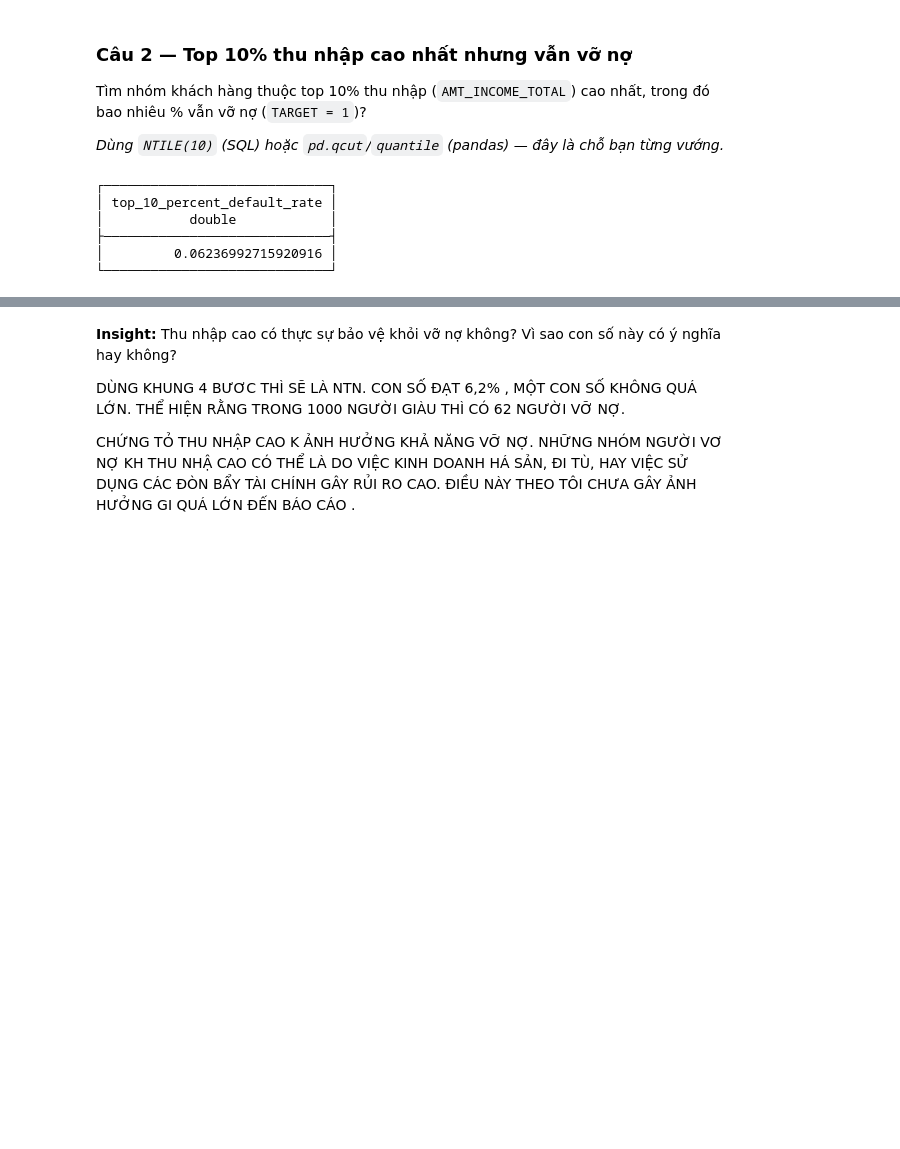
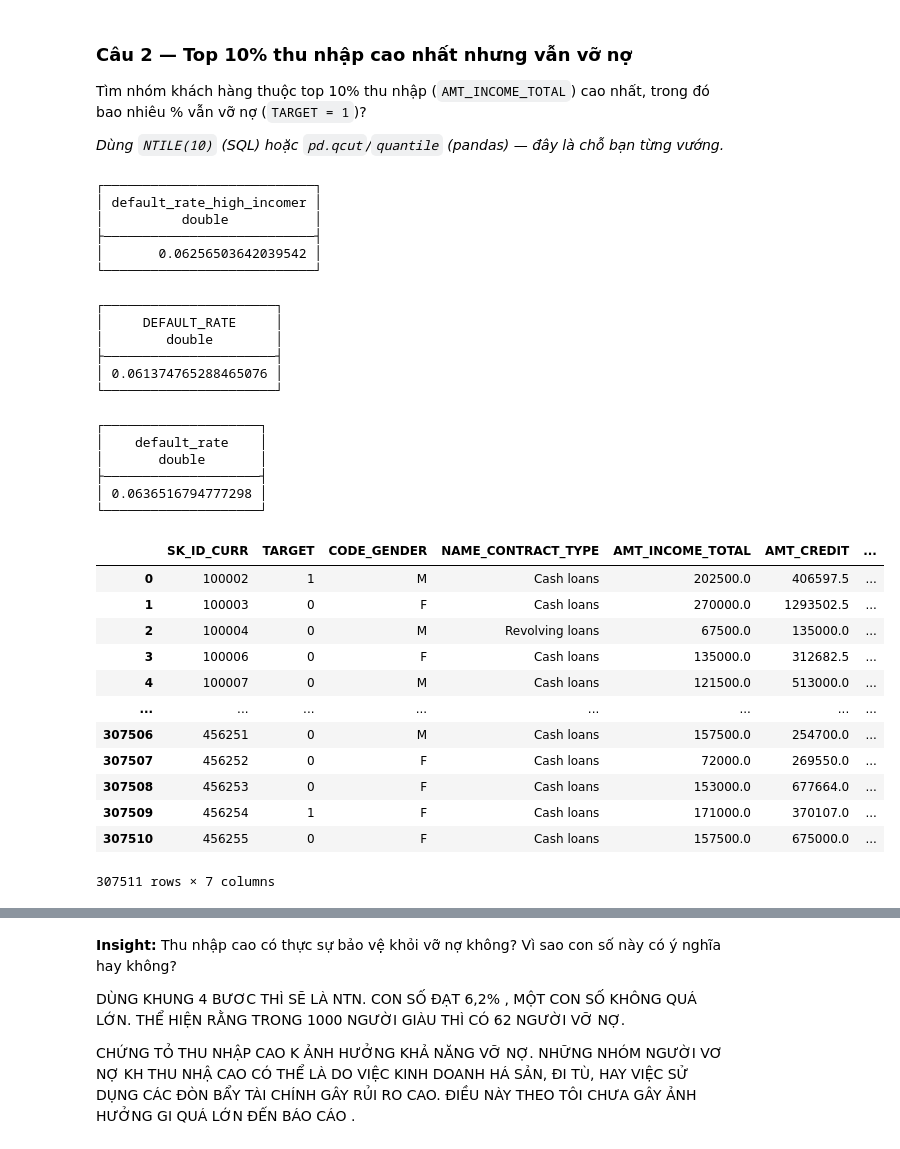
Before and after one commit to tuananhvui7-collab/credit-risk-eda, a Jupyter notebook: credit_risk_eda_template.ipynb, the cells around one changed output, grey strips where cells are left out. Drawn from its saved outputs; the diff is of its cells as text; code cells hidden in the pictures; blank space fills up the shorter version.

```diff
--- a/credit_risk_eda_template.ipynb
+++ b/credit_risk_eda_template.ipynb
@@ -109,19 +131,79 @@ Tìm nhóm khách hàng thuộc top 10% thu nhập (`AMT_INCOME_TOTAL`) cao nh
 
 *Dùng `NTILE(10)` (SQL) hoặc `pd.qcut`/`quantile` (pandas) — đây là chỗ bạn từng vướng.*
 # %%
-df2 = duckdb.sql("""
+duckdb.sql("""
 WITH incomer AS(
-SELECT TARGET, AMT_INCOME_TOTAL, NTILE(10) OVER (ORDER BY AMT_INCOME_TOTAL DESC) as income_rank
+SELECT SK_ID_CURR, TARGET, AMT_INCOME_TOTAL, NTILE(10) OVER (ORDER BY AMT_INCOME_TOTAL DESC) as income_rank
 FROM df1)
-SELECT AVG(TARGET) AS top_10_percent_default_rate
+SELECT AVG(TARGET) as default_rate_high_incomer
 FROM incomer
 WHERE income_rank = 1
 """)
-df2
 # %% [output]
-┌─────────────────────────────┐
-│ top_10_percent_default_rate │
-│           double            │
-├─────────────────────────────┤
-│         0.06236992715920916 │
-└─────────────────────────────┘
+┌───────────────────────────┐
+│ default_rate_high_incomer │
+│          double           │
+├───────────────────────────┤
+│       0.06256503642039542 │
+└───────────────────────────┘
+# %%
+#CÁCH NTILE k hợp lý.
+#Cách 2
+
+# Sử dụng thử cách Percent_rank()
+
+duckdb.sql("""
+WITH income_ranked AS (
+    SELECT TARGET, PERCENT_RANK() OVER (ORDER BY AMT_INCOME_TOTAL ASC) AS pct_rank
+    FROM df1
+)
+SELECT AVG(TARGET) AS DEFAULT_RATE
+FROM income_ranked
+
+WHERE pct_rank >= 0.9
+""")
+# %% [output]
+┌──────────────────────┐
+│     DEFAULT_RATE     │
+│        double        │
+├──────────────────────┤
+│ 0.061374765288465076 │
+└──────────────────────┘
+# %%
+#Cách 3:
+duckdb.sql("""WITH muc_chuan AS (
+    -- Tìm ra mức thu nhập chuẩn của mốc 90% (Top 10%)
+    SELECT
+        PERCENTILE_CONT(0.9) WITHIN GROUP (ORDER BY AMT_INCOME_TOTAL) AS top_10_threshold
+    FROM df1
+)
+SELECT
+    AVG(df1.TARGET) AS default_rate
+FROM df1, muc_chuan
+-- Lấy tất cả những ai có thu nhập >= mức chuẩn (Sẽ lấy trọn gói những người bằng nhau)
+WHERE df1.AMT_INCOME_TOTAL >= muc_chuan.top_10_threshold;
+""")
+# %% [output]
+┌────────────────────┐
+│    default_rate    │
+│       double       │
+├────────────────────┤
+│ 0.0636516794777298 │
+└────────────────────┘
+# %%
+df1.describe() #mean target = 0.08 => tỷ lệ vỡ nợ trung bình 8%.
+df1
+# %% [output]
+|  | SK_ID_CURR | TARGET | CODE_GENDER | NAME_CONTRACT_TYPE | AMT_INCOME_TOTAL | AMT_CREDIT | ... |
+| 0 | 100002 | 1 | M | Cash loans | 202500.0 | 406597.5 | ... |
+| 1 | 100003 | 0 | F | Cash loans | 270000.0 | 1293502.5 | ... |
+| 2 | 100004 | 0 | M | Revolving loans | 67500.0 | 135000.0 | ... |
+| 3 | 100006 | 0 | F | Cash loans | 135000.0 | 312682.5 | ... |
+| 4 | 100007 | 0 | M | Cash loans | 121500.0 | 513000.0 | ... |
+| ... | ... | ... | ... | ... | ... | ... | ... |
+| 307506 | 456251 | 0 | M | Cash loans | 157500.0 | 254700.0 | ... |
+| 307507 | 456252 | 0 | F | Cash loans | 72000.0 | 269550.0 | ... |
+| 307508 | 456253 | 0 | F | Cash loans | 153000.0 | 677664.0 | ... |
+| 307509 | 456254 | 1 | F | Cash loans | 171000.0 | 370107.0 | ... |
+| 307510 | 456255 | 0 | F | Cash loans | 157500.0 | 675000.0 | ... |
+307511 rows × 7 columns
```
Also changed, not shown: parts of 3 cells of this notebook.
